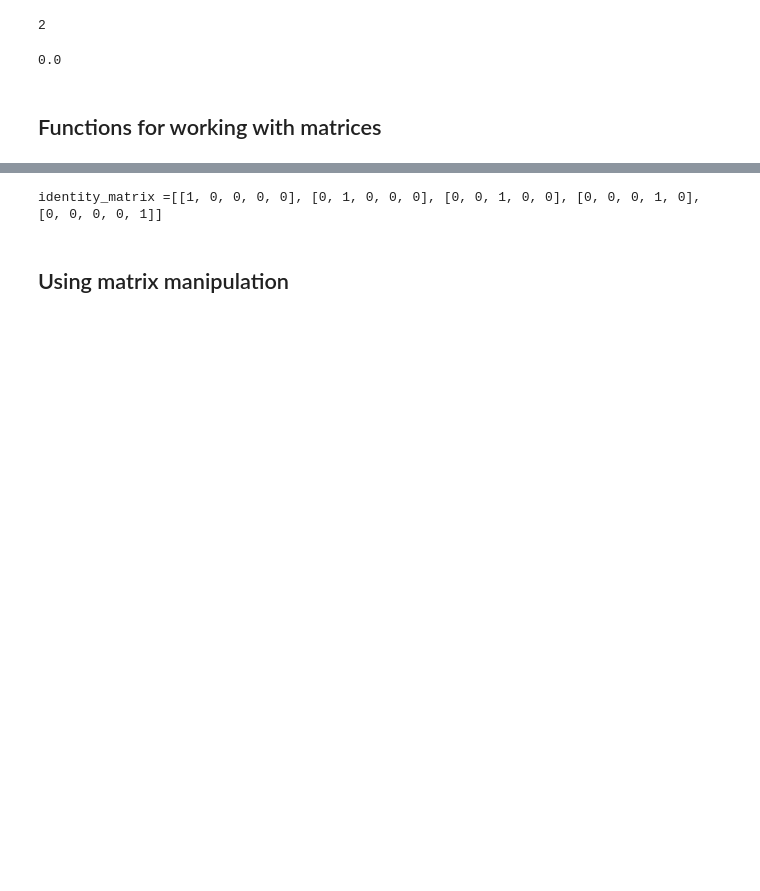
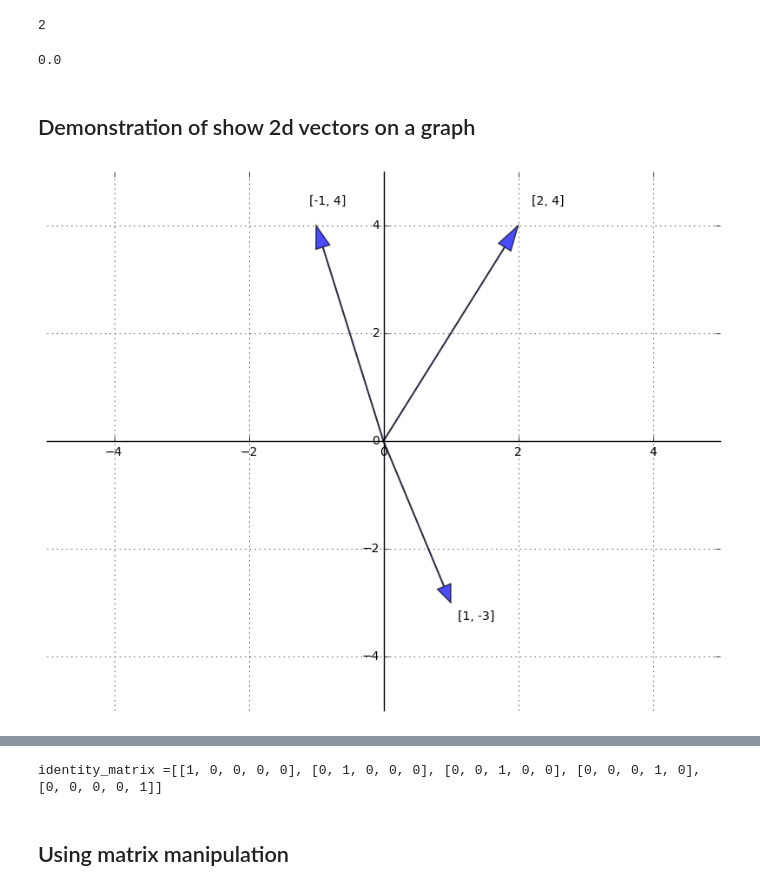
Before and after one commit to pschragger/big-data-python-class, a Jupyter notebook: Lectures/Week 6 - Linear Algebra, Statistics, and Probability/Linear Algebra Tutorial.ipynb, the cells around one changed output, grey strips where cells are left out. Drawn from its saved outputs; the diff is of its cells as text; code cells hidden in the pictures; blank space fills up the shorter version.

```diff
--- a/Lectures/Week 6 - Linear Algebra, Statistics, and Probability/Linear Algebra Tutorial.ipynb
+++ b/Lectures/Week 6 - Linear Algebra, Statistics, and Probability/Linear Algebra Tutorial.ipynb
@@ -112,5 +112,40 @@ def distance(v, w):
 distance(x,x)
 # %% [output]
 0.0
-# %% [markdown]
-## Functions for working with matrices
+# %% [markdown]
+## Demonstration of show 2d vectors on a graph
+# %%
+import matplotlib.pyplot as plt
+%matplotlib inline
+def plot_2D_vectors(tupleof2dvectors,xlim_in,ylim_in):
+    """plot_2d_vectors pass in the 2d vectors and axes object and x and y limits """
+    fig, ax = plt.subplots(figsize=(10, 8))
+# Set the axes through the origin
+    for spine in ['left', 'bottom']:
+        ax.spines[spine].set_position('zero')
+    for spine in ['right', 'top']:
+        ax.spines[spine].set_color('none')
+    vecs = tupleof2dvectors
+
+    ax.set(xlim=xlim_in, ylim=ylim_in)
+    ax.grid()
+
+    for v in vecs:
+        ax.annotate('', xy=v, xytext=(0, 0),
+                arrowprops=dict(facecolor='blue',
+                shrink=0,
+                alpha=0.7,
+                width=0.5))
+        ax.text(1.1 * v[0], 1.1 * v[1], str(v))
+# %%
+x=[-1,4]
+y=[2,4]
+z=[1,-3]
+vt=(x,y,z)
+# %%
+
+
+plot_2D_vectors(vt,(-5,5),(-5,5))
+plt.show()
+# %% [output]
+[figure, added]
```
Also changed, not shown: parts of 4 cells of this notebook, 2 other files.
